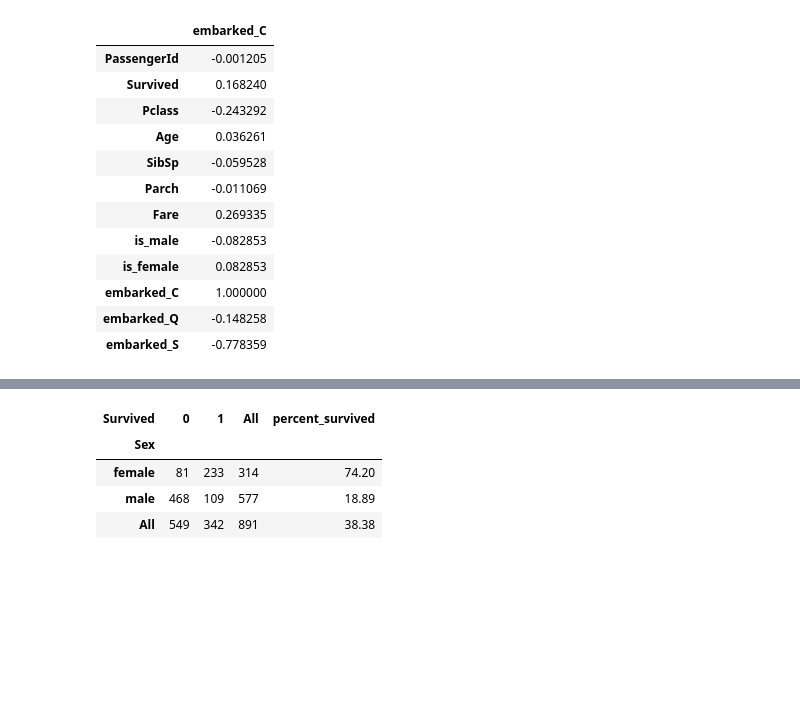
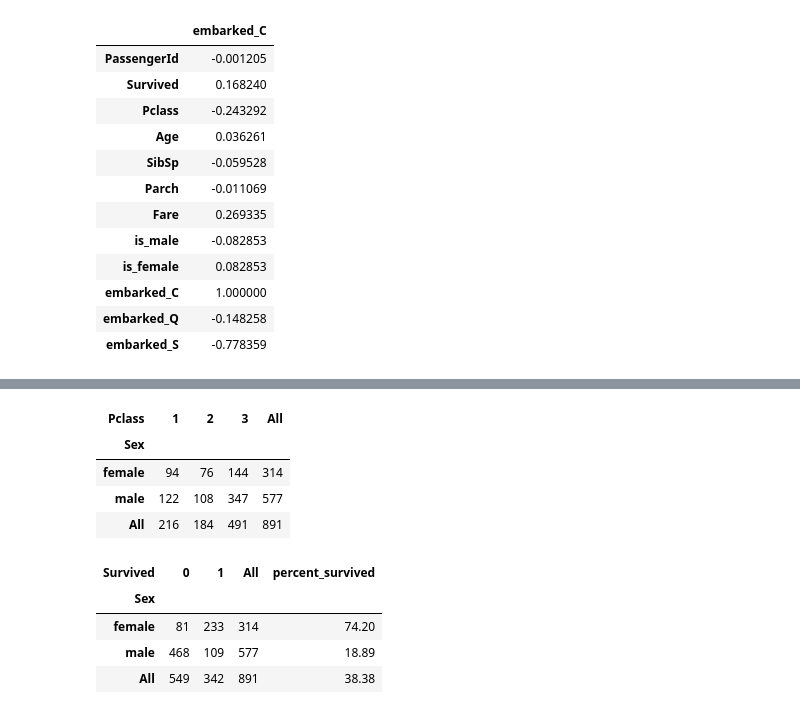
Before and after one commit to gisledb/udacity_nanodegree, a Jupyter notebook: ipython_notebooks/p2_investigate_dataset/p2_titanic.ipynb, the cells around one changed output, grey strips where cells are left out. Saved outputs shown, nothing was run; the diff lists cells and outputs as text; code cells hidden in the pictures; blank space fills up the shorter version.

```diff
--- a/ipython_notebooks/p2_investigate_dataset/p2_titanic.ipynb
+++ b/ipython_notebooks/p2_investigate_dataset/p2_titanic.ipynb
@@ -507,3 +542,13 @@ display('Cherbourg:',cherbourg_corr)
+# %%
+#[REMOVE PROBABLY]
+
+pd.crosstab(titanic['Sex'],titanic['Pclass'],margins=True)
+# %% [output]
+| Pclass | 1 | 2 | 3 | All |
+| Sex |  |  |  |  |
+| female | 94 | 76 | 144 | 314 |
+| male | 122 | 108 | 347 | 577 |
+| All | 216 | 184 | 491 | 891 |
 # %%
 #[CHECK]
 survival_by_sex = pd.crosstab(titanic['Sex'],titanic['Survived'],margins=True)
```
Also changed, not shown: parts of 5 cells of this notebook.
